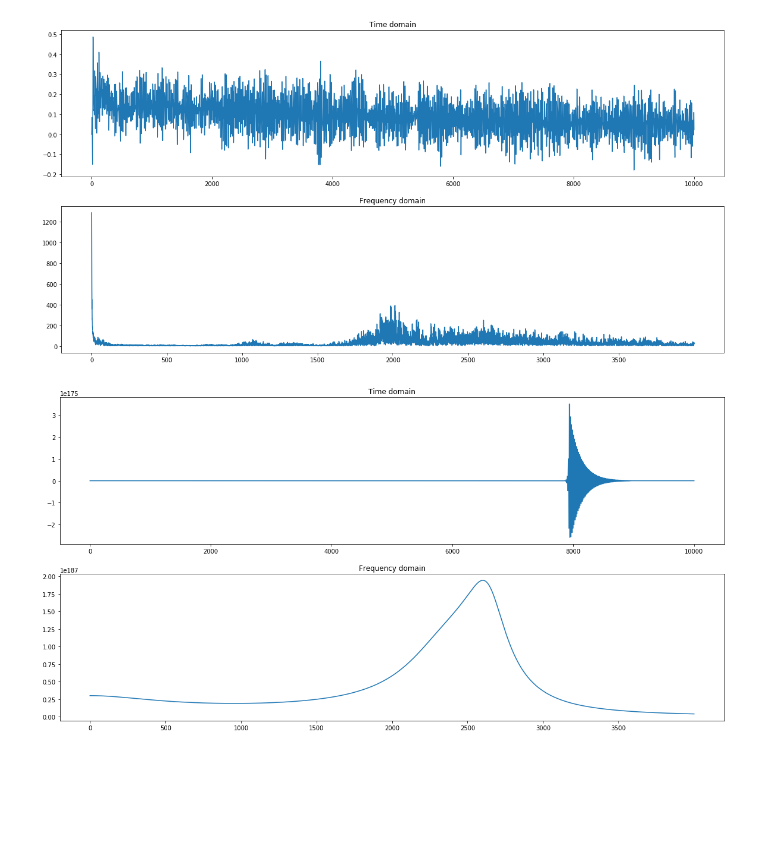
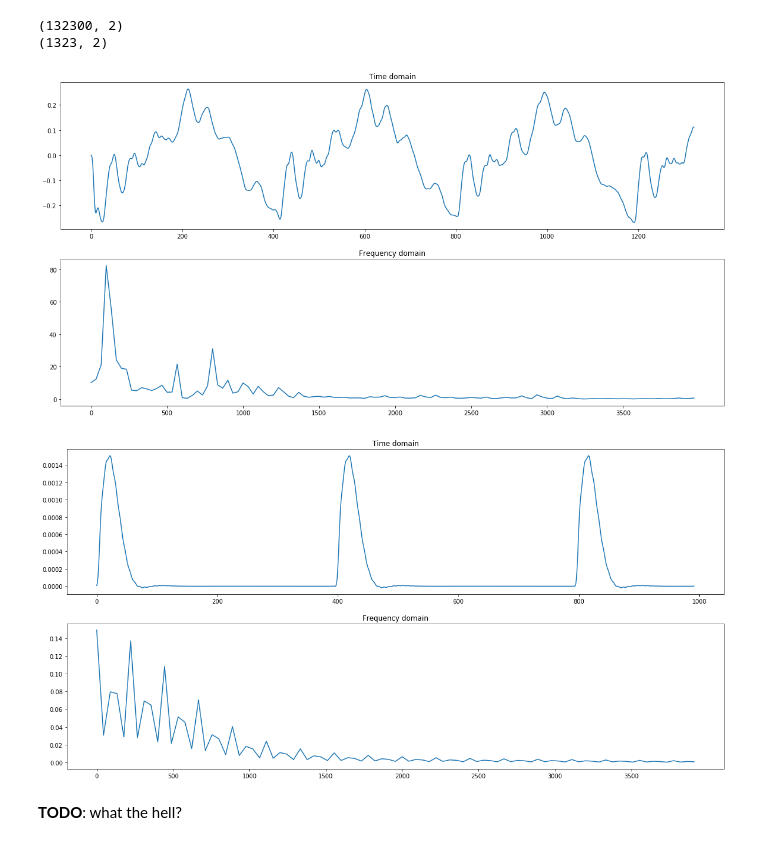
Before and after one commit to enthyp/DSP, a Jupyter notebook: lpc-10/examples/compression.ipynb, the cells around one changed output. Drawn from its saved outputs; the diff is of its cells as text; code cells hidden in the pictures; blank space fills up the shorter version.

```diff
--- a/lpc-10/examples/compression.ipynb
+++ b/lpc-10/examples/compression.ipynb
@@ -16,24 +16,30 @@ encoder = Encoder(window_len, window_step, n_coef, bt_min_f, bt_max_f, fs)
 decoder = Decoder(window_step, n_coef)
 # %%
 audio_dir = os.path.join('.', '..', 'audio')
-fs = 44100
 f_min = 0
 f_max = 4000
 
-test_path = os.path.join(audio_dir, 'sz.wav')
+test_path = os.path.join(audio_dir, 'a.wav')
 if not os.path.exists(test_path):
     audio = record_audio(5, sample_rate=fs)
     dump_audio(audio, test_path)
 else:
     audio = get_audio(test_path)
 
-left, right = audio[:, 0], audio[:, 1]
+offset = 40000
+n_win = 1
+print(audio.shape)
+audio_cut = audio[offset:offset + window_len * n_win]
+print(audio_cut.shape)
+left, right = audio_cut[:, 0], audio_cut[:, 1]
 cutoff_freq = f_max
 left_lp = butter_lowpass_filter(left, cutoff_freq, sample_rate=fs).astype(np.double)
 
 plot_audio(left_lp)
 # %% [output]
+(132300, 2)
+(1323, 2)
-[figure, old version]
+[figure, new version]
 # %%
 enc = encoder.encode(left_lp)
 dec = decoder.decode(enc)
@@ -41,4 +47,6 @@ dump_audio(dec, os.path.join(audio_dir, 'sz_decomp.wav'), fs)
 # %%
 plot_audio(dec)
 # %% [output]
-[figure, old version]
+[figure, new version]
+# %% [markdown]
+**TODO**: what the hell?
```
Also changed, not shown: parts of 1 cell of this notebook, 2 other files.
